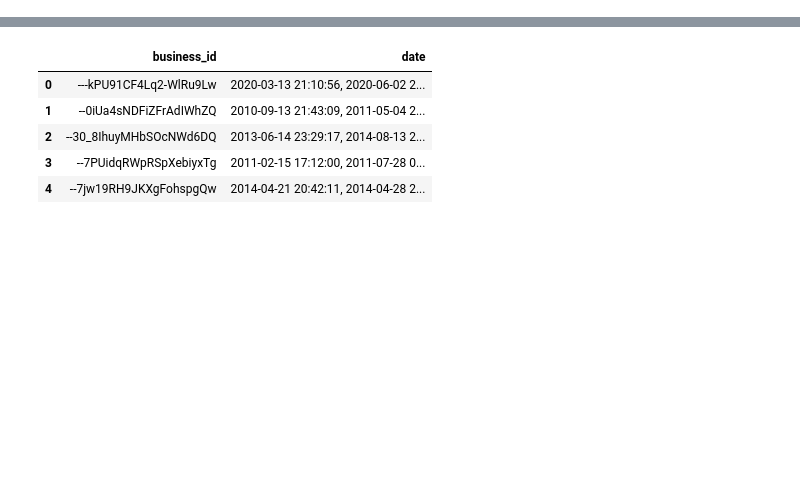
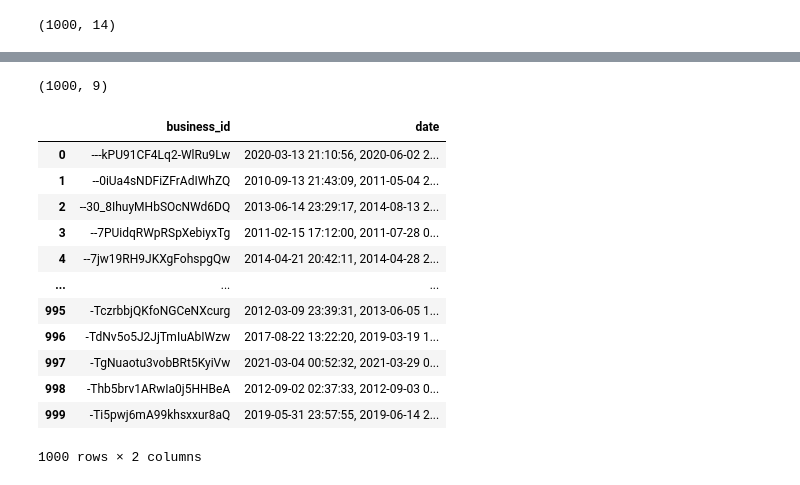
Before and after one commit to DataAnalystAcc/yelp_user_reviews, a Jupyter notebook: read_in_data.ipynb, the cells around one changed output, grey strips where cells are left out. Drawn from its saved outputs; the diff is of its cells as text; code cells hidden in the pictures; blank space fills up the shorter version.

Commit message:
Update read_in_data.ipynb
read_in_data

```diff
--- a/read_in_data.ipynb
+++ b/read_in_data.ipynb
@@ -29,3 +41,7 @@ df_business.head()
+# %%
+df_business.shape
+# %% [output]
+(1000, 14)
 # %%
 records = []
 with open("./data/yelp_academic_dataset_review.json", "r") as f:
@@ -48,9 +64,13 @@ df_reviews.head()
 | 2 | saUsX_uimxRlCVr67Z4Jig | 8g_iMtfSiwikVnbP2etR0A | YjUWPpI6HXG530lwP-fb2A | 3.0 | 0 | 0 | 0 | Family diner. Had the buffet. Ecl... | 2014-02-05 20:30:30 |
 | 3 | AqPFMleE6RsU23_auESxiA | _7bHUi9Uuf5__HHc_Q8guQ | kxX2SOes4o-D3ZQBkiMRfA | 5.0 | 1 | 0 | 1 | Wow! Yummy, different, delicious.... | 2015-01-04 00:01:03 |
 | 4 | Sx8TMOWLNuJBWer-0pcmoA | bcjbaE6dDog4jkNY91ncLQ | e4Vwtrqf-wpJfwesgvdgxQ | 4.0 | 1 | 0 | 1 | Cute interior and owner (?) gave ... | 2017-01-14 20:54:15 |
+# %%
+df_reviews.shape
+# %% [output]
+(1000, 9)
 # %%
 records = []
-with open("/Users/mariabadanova/Downloads/Yelp JSON/yelp_dataset/yelp_academic_dataset_checkin.json", "r") as f:
+with open("./data/yelp_academic_dataset_checkin.json", "r") as f:
     for i, line in enumerate(f):
         if i >= 1000:  # Change this number to get more/less
             break
@@ -62,12 +82,19 @@ with open("/Users/mariabadanova/Downloads/Yelp JSON/yelp_dataset/yelp_academic_d
 
 df_checkin = pd.DataFrame(records)
 # %%
-df_checkin.head()
+df_checkin
 # %% [output]
 |  | business_id | date |
 | 0 | ---kPU91CF4Lq2-WlRu9Lw | 2020-03-13 21:10:56, 2020-06-02 2... |
 | 1 | --0iUa4sNDFiZFrAdIWhZQ | 2010-09-13 21:43:09, 2011-05-04 2... |
 | 2 | --30_8IhuyMHbSOcNWd6DQ | 2013-06-14 23:29:17, 2014-08-13 2... |
 | 3 | --7PUidqRWpRSpXebiyxTg | 2011-02-15 17:12:00, 2011-07-28 0... |
 | 4 | --7jw19RH9JKXgFohspgQw | 2014-04-21 20:42:11, 2014-04-28 2... |
+| ... | ... | ... |
+| 995 | -TczrbbjQKfoNGCeNXcurg | 2012-03-09 23:39:31, 2013-06-05 1... |
+| 996 | -TdNv5o5J2JjTmIuAbIWzw | 2017-08-22 13:22:20, 2019-03-19 1... |
+| 997 | -TgNuaotu3vobBRt5KyiVw | 2021-03-04 00:52:32, 2021-03-29 0... |
+| 998 | -Thb5brv1ARwIa0j5HHBeA | 2012-09-02 02:37:33, 2012-09-03 0... |
+| 999 | -Ti5pwj6mA99khsxxur8aQ | 2019-05-31 23:57:55, 2019-06-14 2... |
+1000 rows × 2 columns
 # %%
```
Also changed, not shown: parts of 11 cells of this notebook.
